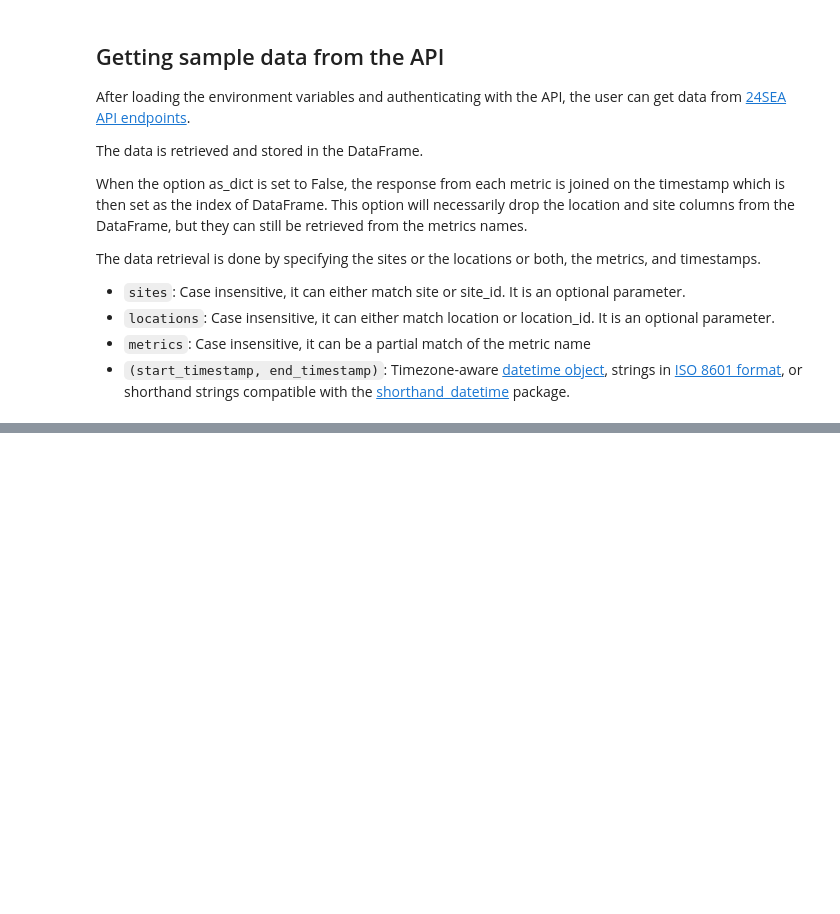
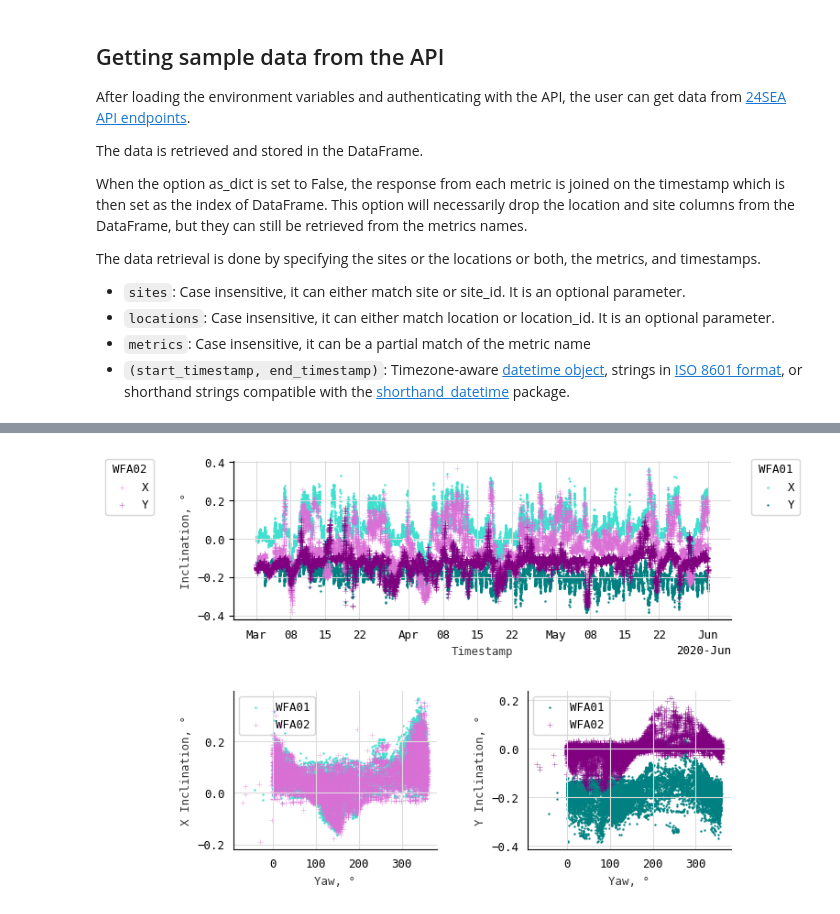
Before and after one commit to OWI-Lab/api-24sea-binder-tutorial, a Jupyter notebook: API_24SEA_data_retrieval.ipynb, the cells around one changed output, grey strips where cells are left out. Saved outputs shown, nothing was run; the diff lists cells and outputs as text; code cells hidden in the pictures; blank space fills up the shorter version.

```diff
--- a/API_24SEA_data_retrieval.ipynb
+++ b/API_24SEA_data_retrieval.ipynb
@@ -268,0 +305,74 @@ plt.show();
+# %%
+fig = plt.figure(figsize=(7, 5.5))
+
+gs = fig.add_gridspec(12, 12)
+ax1 = fig.add_subplot(gs[0:5, :])
+ax2 = fig.add_subplot(gs[7:, 0:5])
+ax3 = fig.add_subplot(gs[7:, 7:])
+
+# mean_WF_A01_yaw
+ax_1 = df.plot("timestamp", "mean_WF_A01_TP_INC_LAT015_DEG240_X_nr1",
+               kind="scatter", color="turquoise", marker=".", label="X", s=2,
+               ax=ax1)
+df.plot("timestamp", "mean_WF_A01_TP_INC_LAT015_DEG240_Y_nr2",
+        kind="scatter", color="teal", marker=".", ax=ax_1, s=2,
+        label="Y")
+
+ax1_1 = ax_1.twinx()
+ax1_1.get_yaxis().set_visible(False)
+df.plot("timestamp", "mean_WF_A02_TP_INC_LAT015_DEG240_X_nr1",
+        kind="scatter", color="orchid", marker="+", ax=ax1_1, alpha=0.5,
+        label="X")
+df.plot("timestamp", "mean_WF_A02_TP_INC_LAT015_DEG240_Y_nr2",
+        kind="scatter", color="purple", marker="+", ax=ax1_1, alpha=0.5,
+        label="Y")
+ax_1.legend(title="WFA01", bbox_to_anchor=(1.15, 1.05))
+ax1_1.legend(title="WFA02", bbox_to_anchor=(-0.15, 1.05))
+
+locator = mdates.AutoDateLocator(minticks=20, maxticks=26)
+formatter = mdates.ConciseDateFormatter(locator)
+ax1.xaxis.set_major_locator(locator)
+ax1.xaxis.set_major_formatter(formatter)
+ax1.set_xlabel("Timestamp")
+ax1.set_ylabel("Inclination, °")
+
+df.plot("mean_WF_A01_yaw", "mean_WF_A01_TP_INC_LAT015_DEG240_X_nr1",
+        kind="scatter", color="turquoise", marker=".", ax=ax2, s=2,
+        label= "WFA01")
+df.plot("mean_WF_A02_yaw", "mean_WF_A02_TP_INC_LAT015_DEG240_X_nr1",
+        kind="scatter", color="orchid", marker="+", ax=ax2, alpha=0.5,
+        label="WFA02")
+ax2.legend(loc="upper left")
+ax2.set_xlabel("Yaw, °")
+ax2.set_ylabel("X Inclination, °")
+
+df.plot("mean_WF_A01_yaw", "mean_WF_A01_TP_INC_LAT015_DEG240_Y_nr2",
+        kind="scatter", color="teal", marker=".", ax=ax3, s=2,
+        label="WFA01")
+df.plot("mean_WF_A02_yaw", "mean_WF_A02_TP_INC_LAT015_DEG240_Y_nr2",
+        kind="scatter", color="purple", marker="+", ax=ax3, alpha=0.5,
+        label="WFA02")
+ax3.legend(loc="upper left")
+ax3.set_xlabel("Yaw, °")
+ax3.set_ylabel("Y Inclination, °")
+
+plt.show();
+
+# Convert to base64 and copy to clipboard
+import io
+import base64
+s = io.BytesIO()
+fig.savefig(s, format='png', bbox_inches="tight")
+s = base64.b64encode(s.getvalue()).decode("utf-8").replace("\n", "")
+img = f'''
+<img alt="DEM V Windspeed Image"
+  style="margin-left:auto;margin-right:auto;display:block;width:75%;"
+  src="embedded-picture">
+''';
+# img is a base63-encoded string representation of the plot figure
+# and it can be directly embedded within an html document as is, i.e.:
+# <img alt="DEM V Windspeed Image"
+#   style="margin-left:auto;margin-right:auto;display:block;width:75%;"
+#   src="embedded-picture>
+# %% [output]
+[figure, added]
```
Also changed, not shown: parts of 10 cells of this notebook.
